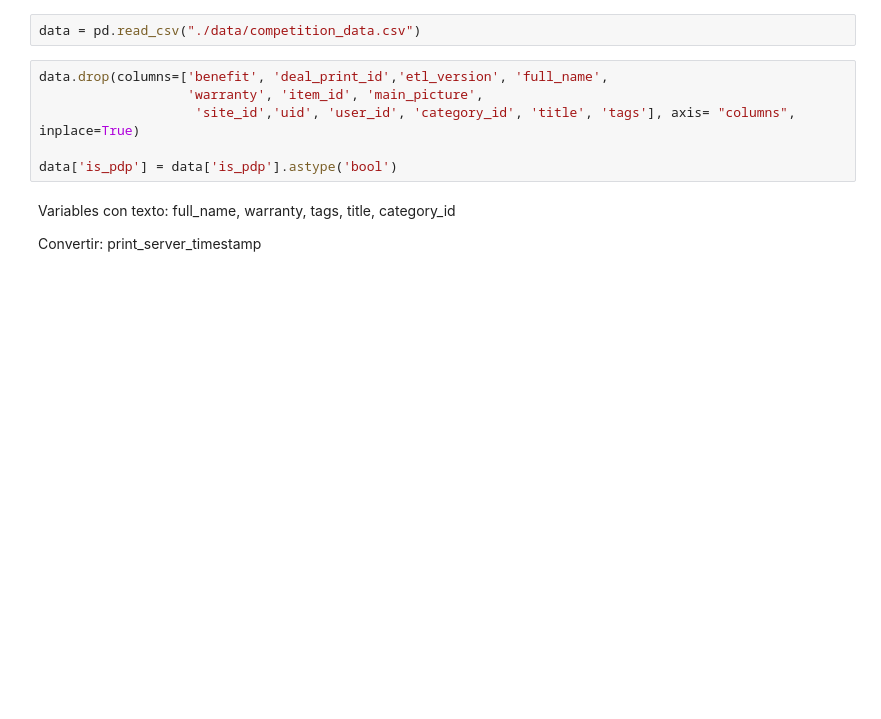
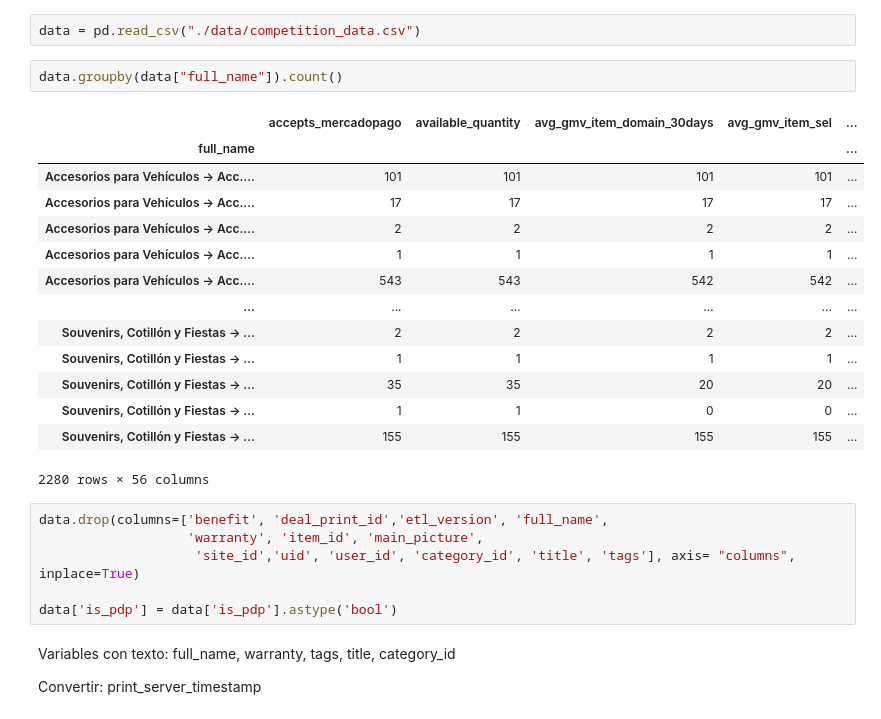
Before and after one commit to tomasglauberman/TP2_TDVI, a Jupyter notebook: limpieza_data.ipynb, the cells around one changed output. Cells and saved outputs as stored; diff of their text form; blank space fills up the shorter version.

```diff
--- a/limpieza_data.ipynb
+++ b/limpieza_data.ipynb
@@ -8,5 +11,22 @@ import xgboost as xgb
 # %%
 data = pd.read_csv("./data/competition_data.csv")
+# %%
+data.groupby(data["full_name"]).count()
+# %% [output]
+|  | accepts_mercadopago | available_quantity | avg_gmv_item_domain_30days | avg_gmv_item_sel | ... |
+| full_name |  |  |  |  | ... |
+| Accesorios para Vehículos -> Acc.... | 101 | 101 | 101 | 101 | ... |
+| Accesorios para Vehículos -> Acc.... | 17 | 17 | 17 | 17 | ... |
+| Accesorios para Vehículos -> Acc.... | 2 | 2 | 2 | 2 | ... |
+| Accesorios para Vehículos -> Acc.... | 1 | 1 | 1 | 1 | ... |
+| Accesorios para Vehículos -> Acc.... | 543 | 543 | 542 | 542 | ... |
+| ... | ... | ... | ... | ... | ... |
+| Souvenirs, Cotillón y Fiestas -> ... | 2 | 2 | 2 | 2 | ... |
+| Souvenirs, Cotillón y Fiestas -> ... | 1 | 1 | 1 | 1 | ... |
+| Souvenirs, Cotillón y Fiestas -> ... | 35 | 35 | 20 | 20 | ... |
+| Souvenirs, Cotillón y Fiestas -> ... | 1 | 1 | 0 | 0 | ... |
+| Souvenirs, Cotillón y Fiestas -> ... | 155 | 155 | 155 | 155 | ... |
+2280 rows × 56 columns
 # %%
 data.drop(columns=['benefit', 'deal_print_id','etl_version', 'full_name',
                    'warranty', 'item_id', 'main_picture',
```
Also changed, not shown: parts of 2 cells of this notebook.
